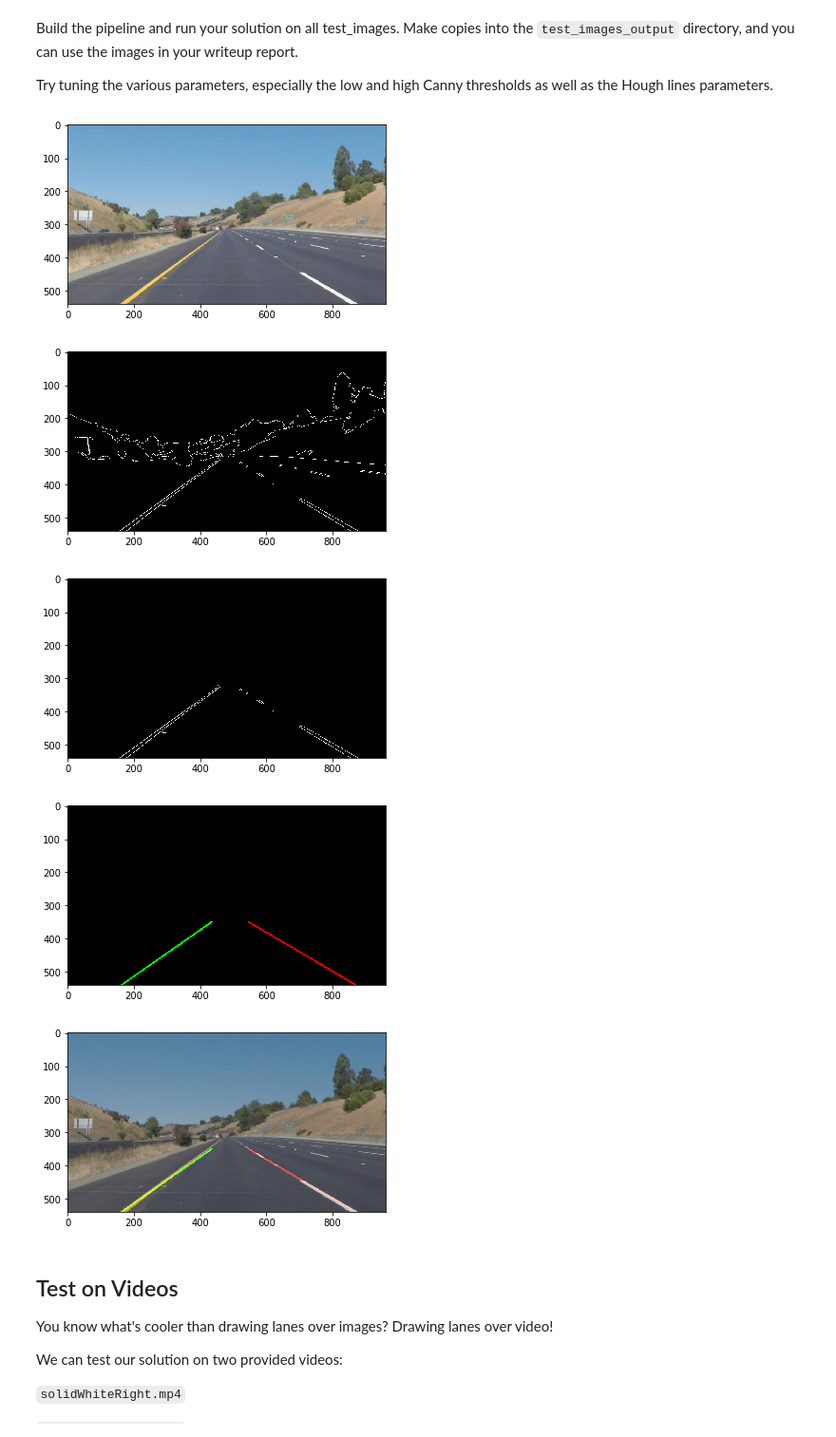
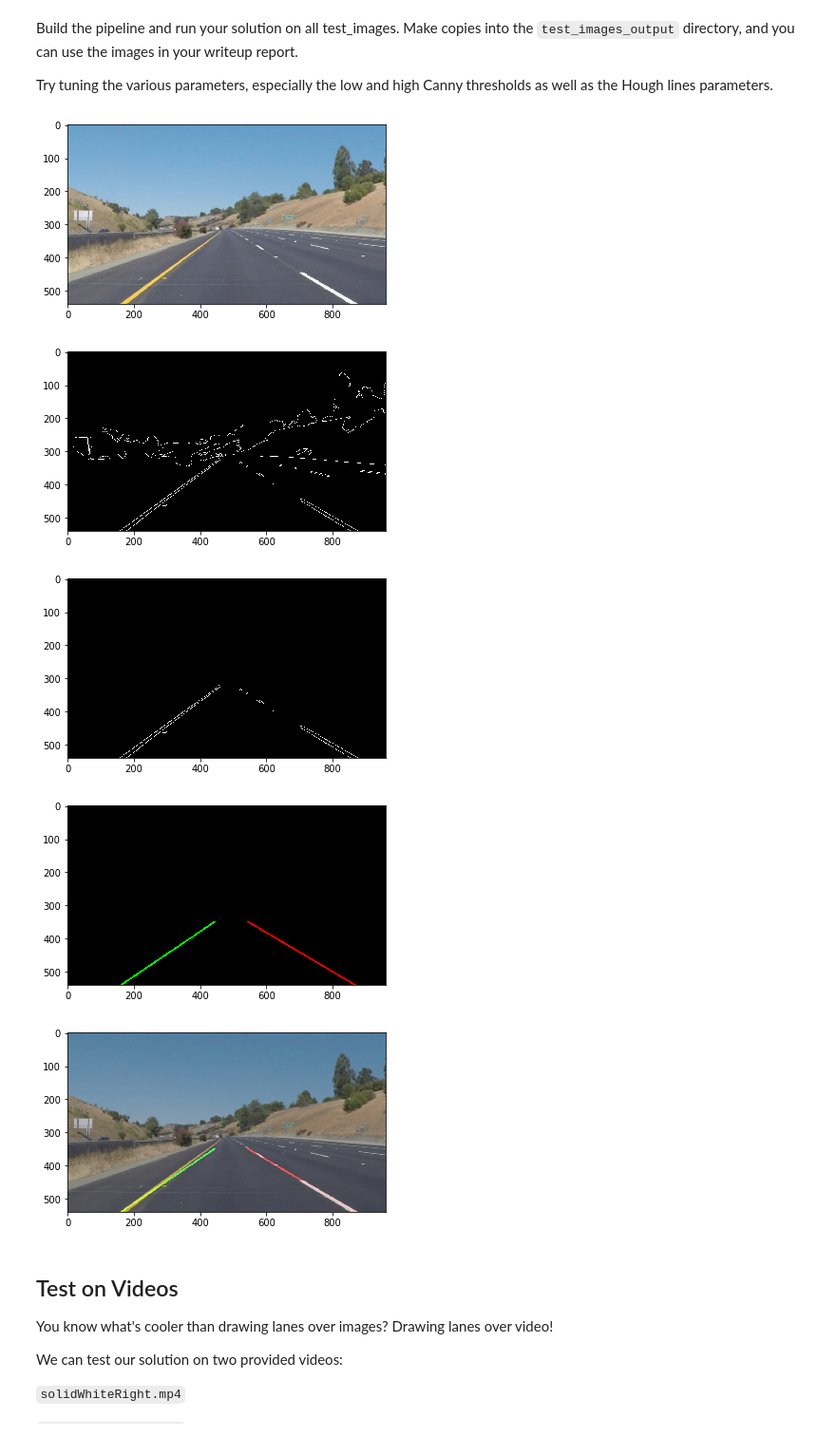
Before and after one commit to ajayaraman/Project1_FindingLanes, a Jupyter notebook: P1.ipynb, the cells around one changed output. Shown at 95% size. Drawn from its saved outputs; the diff is of its cells as text; code cells hidden in the pictures.

```diff
--- a/P1.ipynb
+++ b/P1.ipynb
@@ -257,38 +257,38 @@ Try tuning the various parameters, especially the low and high Canny thresholds
 oImg = mpimg.imread("test_images/solidYellowCurve2.jpg")
 imshape = oImg.shape
 #Run a Gaussian Blur kernel prior to edge detection
-img = gaussian_blur(oImg, 7)
+img = gaussian_blur(grayscale(oImg), 7)
 
 #Find egdes using Canny edge detector
 edges = canny(img, low_threshold = 50, high_threshold = 150)
 
 #Mask out edge image to region of interest
 vertices = np.array([[ (100, imshape[0]),  (450, 320), (500,320), (imshape[1], imshape[0]) ]])
 edgesMask = region_of_interest(edges, vertices)
 
 #Check result
 plt.figure()
 plt.imshow(oImg)
 
 plt.figure()
 plt.imshow(edges, cmap='gray')
 
 plt.figure()
 plt.imshow(edgesMask, cmap = 'gray')
 
 #Find lines in the edge img
 plt.figure()
 lineImg = hough_lines(edgesMask, rho = 1, theta = np.pi/180, threshold = 1, min_line_len = 4, max_line_gap = 5)
 plt.imshow(lineImg)
 
 #overlay result with annotated red lines
 resImg = weighted_img(lineImg, oImg, α=0.8, β=1., λ=0.)
 plt.figure()
 plt.imshow(resImg)
 mpimg.imsave("./test_images_out/solidYellowCurve2_out.jpg", resImg)
 # %% [output]
 [figure]
-[figure, old version]
+[figure, new version]
 [figure]
 [figure]
 [figure]
```
Also changed, not shown: parts of 3 cells of this notebook, 5 other files.
